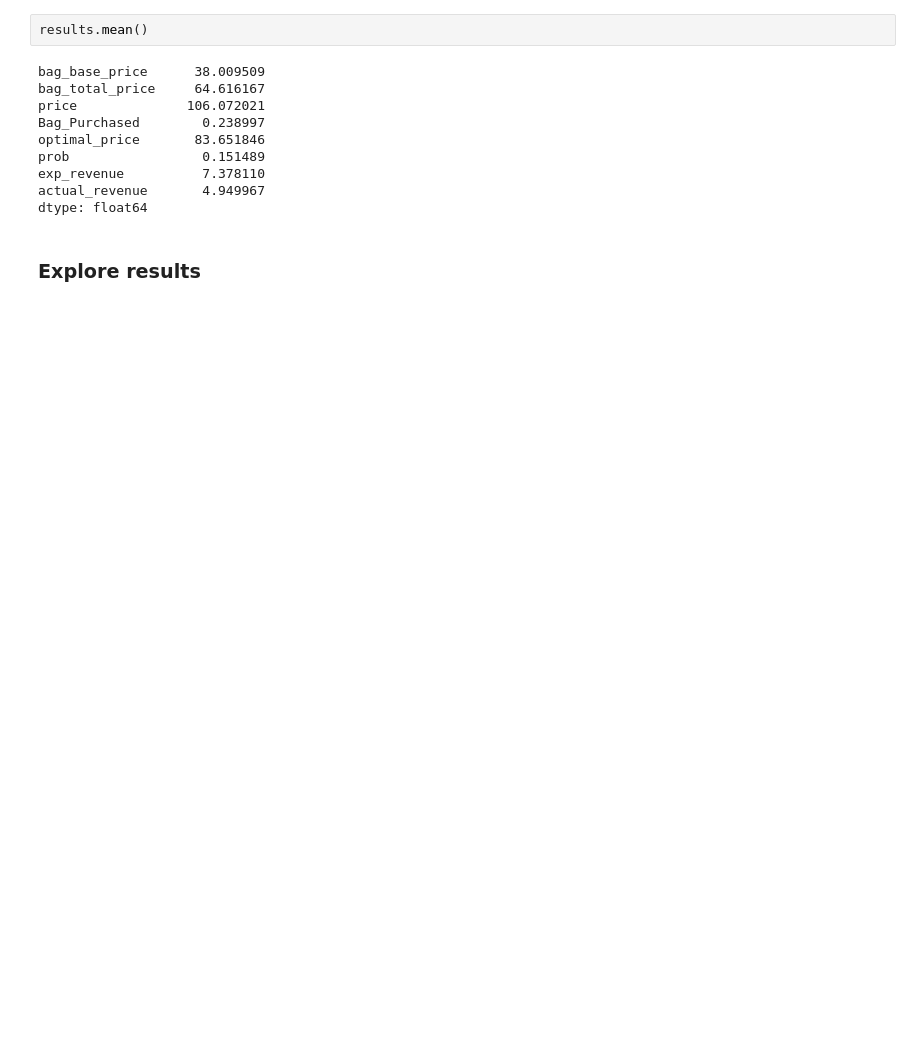
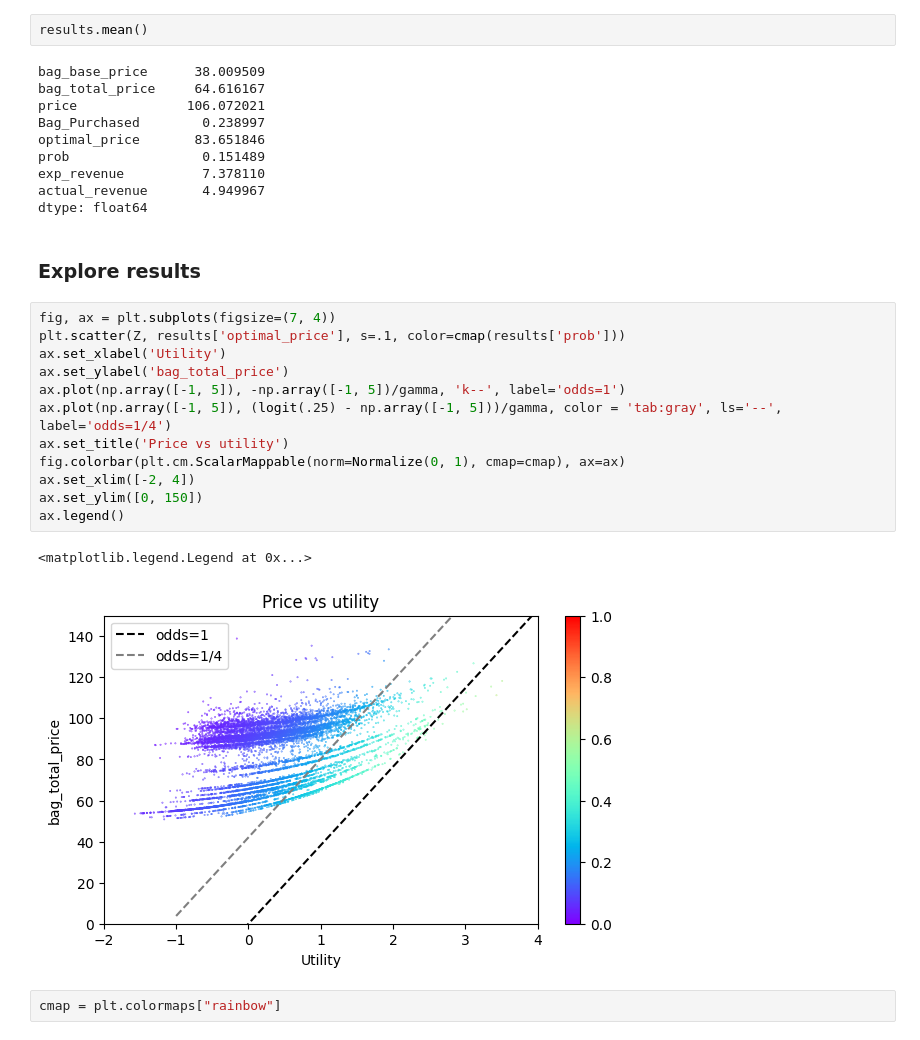
Before and after one commit to amonras/optimal-pricing, a Jupyter notebook: Optimal Pricing.ipynb, the cells around one changed output. Cells and saved outputs as stored; diff of their text form; blank space fills up the shorter version.

```diff
--- a/Optimal Pricing.ipynb
+++ b/Optimal Pricing.ipynb
@@ -187,5 +199,22 @@ actual_revenue       4.949967
 dtype: float64
 # %% [markdown]
 ### Explore results
+# %%
+fig, ax = plt.subplots(figsize=(7, 4))
+plt.scatter(Z, results['optimal_price'], s=.1, color=cmap(results['prob']))
+ax.set_xlabel('Utility')
+ax.set_ylabel('bag_total_price')
+ax.plot(np.array([-1, 5]), -np.array([-1, 5])/gamma, 'k--', label='odds=1')
+ax.plot(np.array([-1, 5]), (logit(.25) - np.array([-1, 5]))/gamma, color = 'tab:gray', ls='--', label='odds=1/4')
+ax.set_title('Price vs utility')
+fig.colorbar(plt.cm.ScalarMappable(norm=Normalize(0, 1), cmap=cmap), ax=ax)
+ax.set_xlim([-2, 4])
+ax.set_ylim([0, 150])
+ax.legend()
+# %% [output]
+<matplotlib.legend.Legend at 0x...>
+[figure, added]
+# %%
+cmap = plt.colormaps["rainbow"]
 # %%
 fig, ax = plt.subplots()
```
Also changed, not shown: parts of 35 cells of this notebook.
